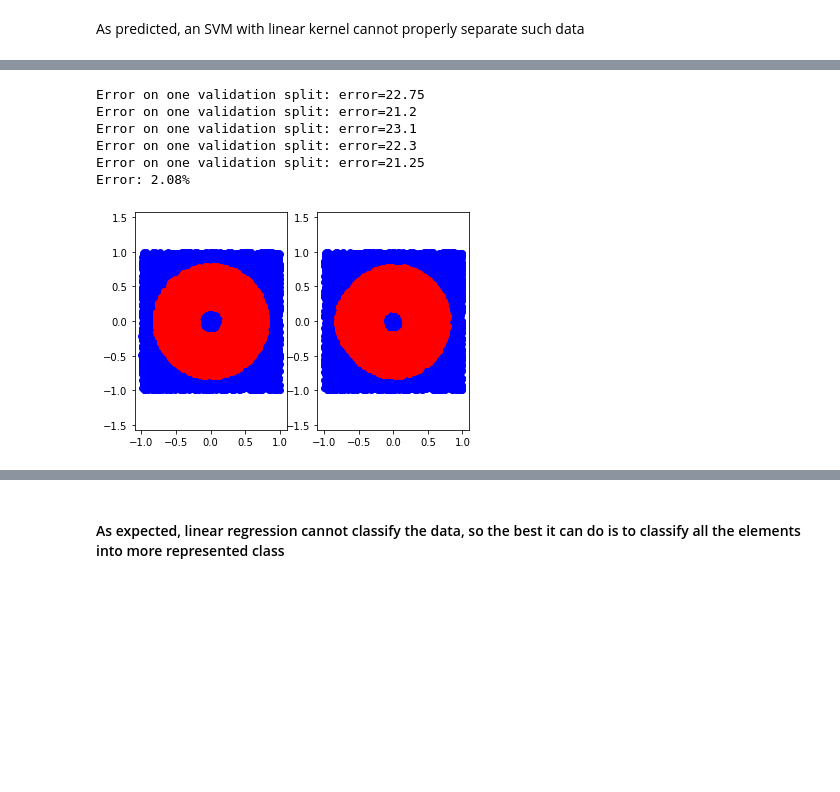
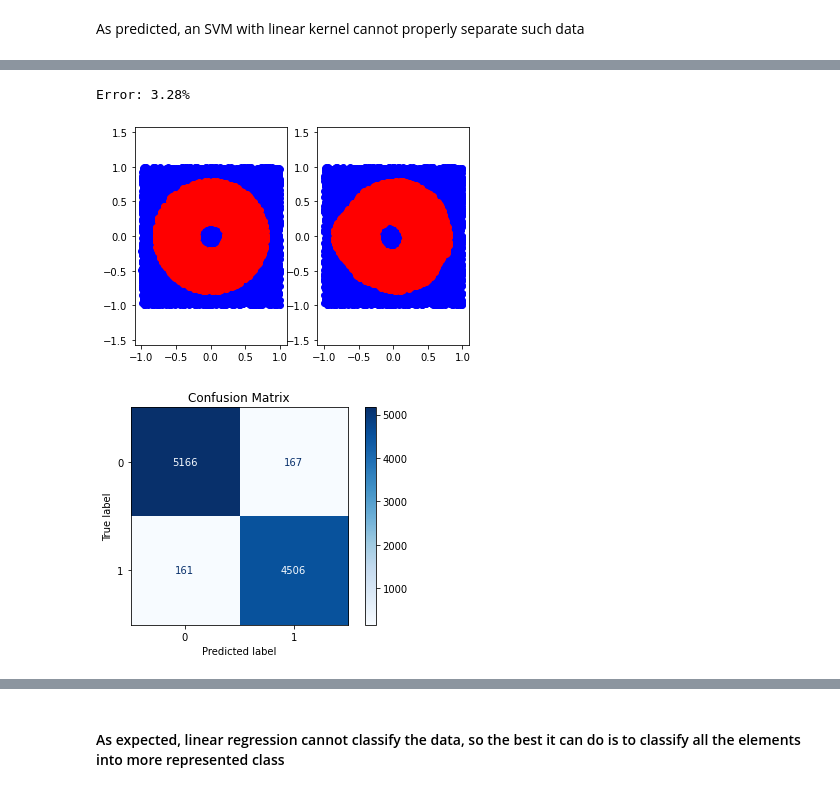
Before and after one commit to ddatsko/URV_NEC_HW2, a Jupyter notebook: classification.ipynb, the cells around one changed output, grey strips where cells are left out. Cells and saved outputs as stored; diff of their text form; code cells hidden in the pictures; blank space fills up the shorter version.

```diff
--- a/classification.ipynb
+++ b/classification.ipynb
@@ -243,17 +301,14 @@ On the other hand, when data is linearly separable, a radial kernel works perfec
 # %%
-svm_params = {"kernel": "rbf", "C": 1, "gamma": 2}
-n_folds(5, ring_merged, lambda *args: run_svm(svm_params, *args), silent=False)
-pred = run_svm(svm_params, ring_merged, ring_test[:, :-1])
+pred = run_svm({"kernel": "rbf", "C": 100, "gamma": 4}, ring_merged, ring_test[:, :-1])
 plt.subplot(1, 2, 1)
 plot_ring_pred(ring_test[:, :2], ring_test[:, 2])
 plt.subplot(1, 2, 2)
 plot_ring_pred(ring_test[:, :2], pred)
 print(f"Error: {classification_error(pred, ring_test[:, -1])}%")
 # %% [output]
-Error on one validation split: error=22.75
-Error on one validation split: error=21.2
-Error on one validation split: error=23.1
-Error on one validation split: error=22.3
-Error on one validation split: error=21.25
-Error: 2.08%
+Error: 3.28%
-[figure, old version]
+[figure, new version]
+# %%
+plot_confusion_matrix(ring_test[:, -1], pred, ['0', '1'])
+# %% [output]
+[figure, added]
```
Also changed, not shown: parts of 56 cells of this notebook.
